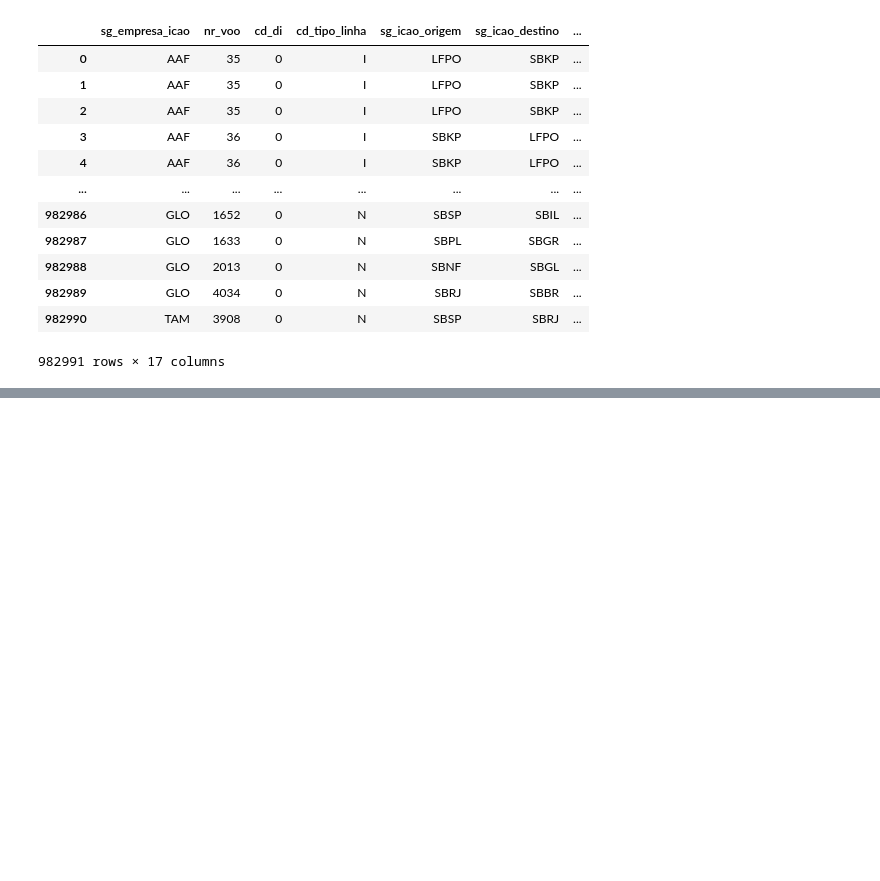
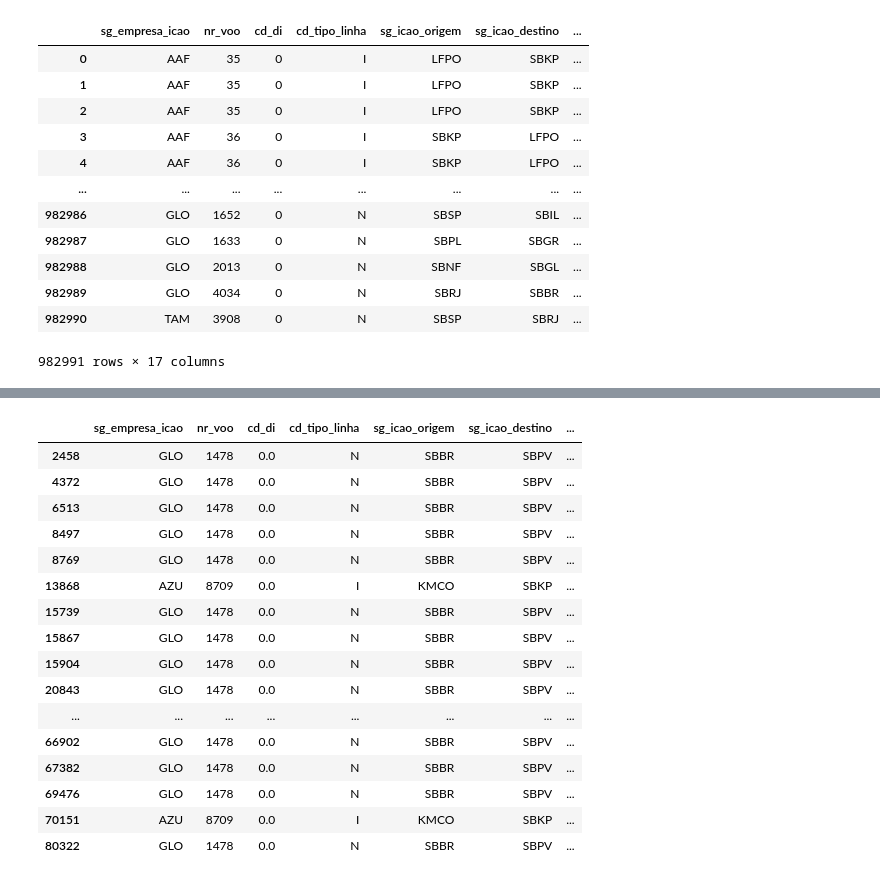
Before and after one commit to matheuslavado/flights-brazil, a Jupyter notebook: flights-brazil.ipynb, the cells around one changed output, grey strips where cells are left out. Cells and saved outputs as stored; diff of their text form; code cells hidden in the pictures; blank space fills up the shorter version.

```diff
--- a/flights-brazil.ipynb
+++ b/flights-brazil.ipynb
@@ -217,0 +417,21 @@ data
+# %%
+a = dfs[-2][(dfs[-2]['nr_voo'] == '8709')| (dfs[-2]['nr_voo'] == '1478')]
+a
+# %% [output]
+|  | sg_empresa_icao | nr_voo | cd_di | cd_tipo_linha | sg_icao_origem | sg_icao_destino | ... |
+| 2458 | GLO | 1478 | 0.0 | N | SBBR | SBPV | ... |
+| 4372 | GLO | 1478 | 0.0 | N | SBBR | SBPV | ... |
+| 6513 | GLO | 1478 | 0.0 | N | SBBR | SBPV | ... |
+| 8497 | GLO | 1478 | 0.0 | N | SBBR | SBPV | ... |
+| 8769 | GLO | 1478 | 0.0 | N | SBBR | SBPV | ... |
+| 13868 | AZU | 8709 | 0.0 | I | KMCO | SBKP | ... |
+| 15739 | GLO | 1478 | 0.0 | N | SBBR | SBPV | ... |
+| 15867 | GLO | 1478 | 0.0 | N | SBBR | SBPV | ... |
+| 15904 | GLO | 1478 | 0.0 | N | SBBR | SBPV | ... |
+| 20843 | GLO | 1478 | 0.0 | N | SBBR | SBPV | ... |
+| ... | ... | ... | ... | ... | ... | ... | ... |
+| 66902 | GLO | 1478 | 0.0 | N | SBBR | SBPV | ... |
+| 67382 | GLO | 1478 | 0.0 | N | SBBR | SBPV | ... |
+| 69476 | GLO | 1478 | 0.0 | N | SBBR | SBPV | ... |
+| 70151 | AZU | 8709 | 0.0 | I | KMCO | SBKP | ... |
+| 80322 | GLO | 1478 | 0.0 | N | SBBR | SBPV | ... |
```
Also changed, not shown: parts of 12 cells of this notebook.
